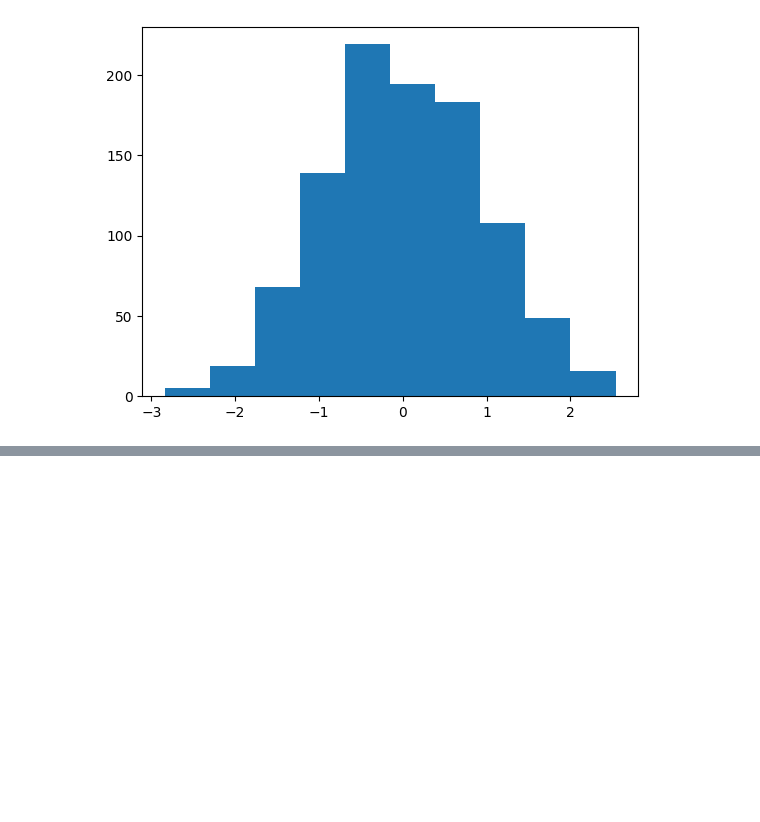
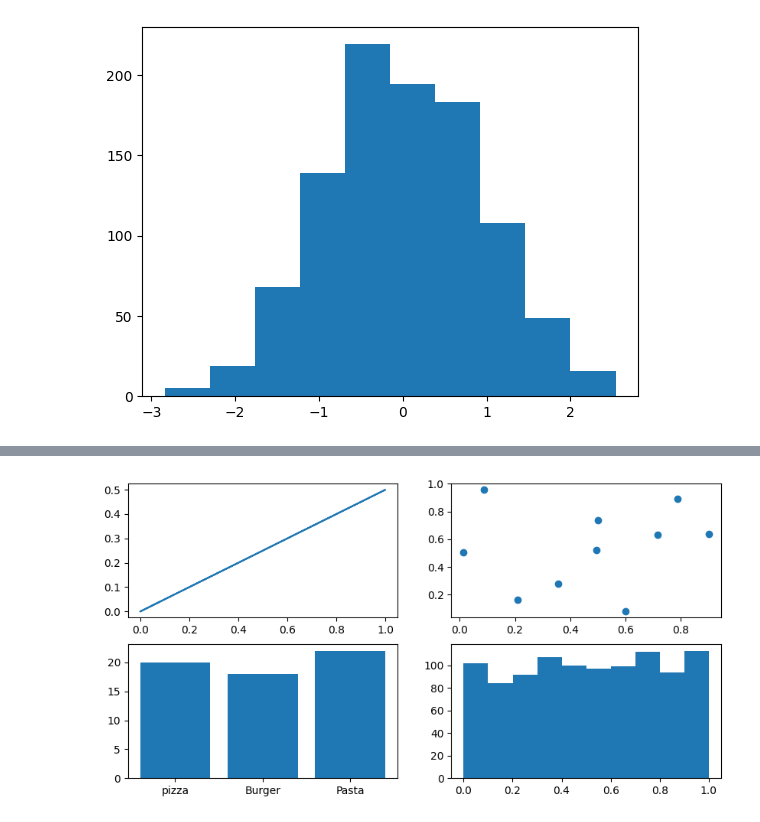
Before and after one commit to AtharvPat/MACHINE-LEARNING_DATA-SCIENCE-, a Jupyter notebook: MATPLOTLIB_ASSIGNMENT/plt_assignment.ipynb, the cells around one changed output, grey strips where cells are left out. Cells and saved outputs as stored; diff of their text form; code cells hidden in the pictures; blank space fills up the shorter version.

```diff
--- a/MATPLOTLIB_ASSIGNMENT/plt_assignment.ipynb
+++ b/MATPLOTLIB_ASSIGNMENT/plt_assignment.ipynb
@@ -145,0 +146,19 @@ ax.hist(x);
+# %%
+# Create an empty subplot with 2 rows and 2 columns (4 subplots total)
+# Create the same plot as above with 2 rows and 2 columns and figsize of (10, 5)
+
+fig, ((ax0,ax1), (ax2,ax3)) = plt.subplots(ncols=2,nrows=2, figsize = (10,5))
+
+# Plot X versus X/2 on the top left axes
+ax0.plot(x,x/2)
+
+# Plot a scatter plot of 10 random numbers on each axis on the top right subplot
+ax1.scatter(np.random.rand(10), np.random.rand(10))
+
+# Plot a bar graph of the favourite food keys and values on the bottom left subplot
+ax2.bar(food.keys(), food.values())
+
+# Plot a histogram of 1000 random normally distributed numbers on the bottom right subplot
+ax3.hist(np.random.rand(1000));
+# %% [output]
+[figure, added]
```
Also changed, not shown: parts of 23 cells of this notebook.
